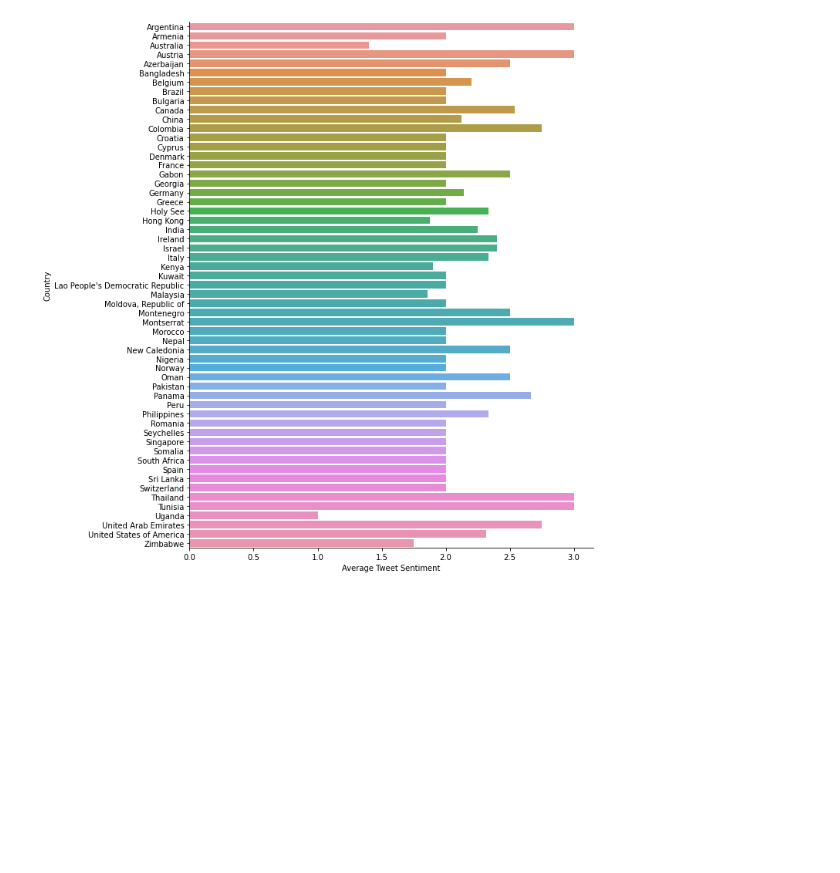
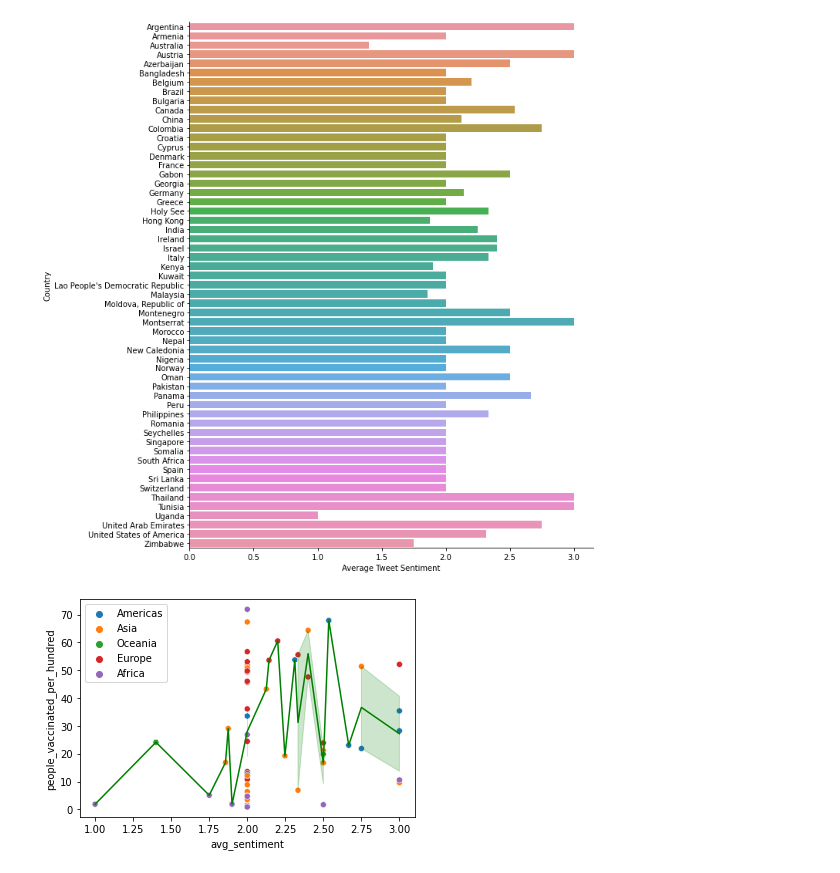
Before and after one commit to naogao/cs216-project, a Jupyter notebook: Logistic Model.ipynb, the cells around one changed output. Cells and saved outputs as stored; diff of their text form; code cells hidden in the pictures; blank space fills up the shorter version.

```diff
--- a/Logistic Model.ipynb
+++ b/Logistic Model.ipynb
@@ -221,7 +221,10 @@ v.savefig('sentByCountry.png', dpi=300)
 [figure]
 [figure]
 # %%
-serDf = tweet_vax.groupby('name').agg(avd_sentiment =('sentiment', 'mean'), region=('region', 'max'),
+serDf = tweet_vax.groupby('name').agg(avg_sentiment =('sentiment', 'mean'), people_vaccinated_per_hundred=('people_vaccinated_per_hundred', 'max'),
                                                region=('region', 'max'))
-p1 = sns.scatterplot(x=serDf['sentiment'], y = serDf['people_vaccinated_per_hundred'], hue=serDf['region'])
-p2 = sns.lineplot(data=serDf, x=serDf['sentiment'], y = serDf['people_vaccinated_per_hundred'], color='g')
+
+p1 = sns.scatterplot(x=serDf['avg_sentiment'], y = serDf['people_vaccinated_per_hundred'], hue=serDf['region'])
+p2 = sns.lineplot(data=serDf, x=serDf['avg_sentiment'], y = serDf['people_vaccinated_per_hundred'], color='g')
+# %% [output]
+[figure, added]
```
Also changed, not shown: parts of 3 cells of this notebook.
